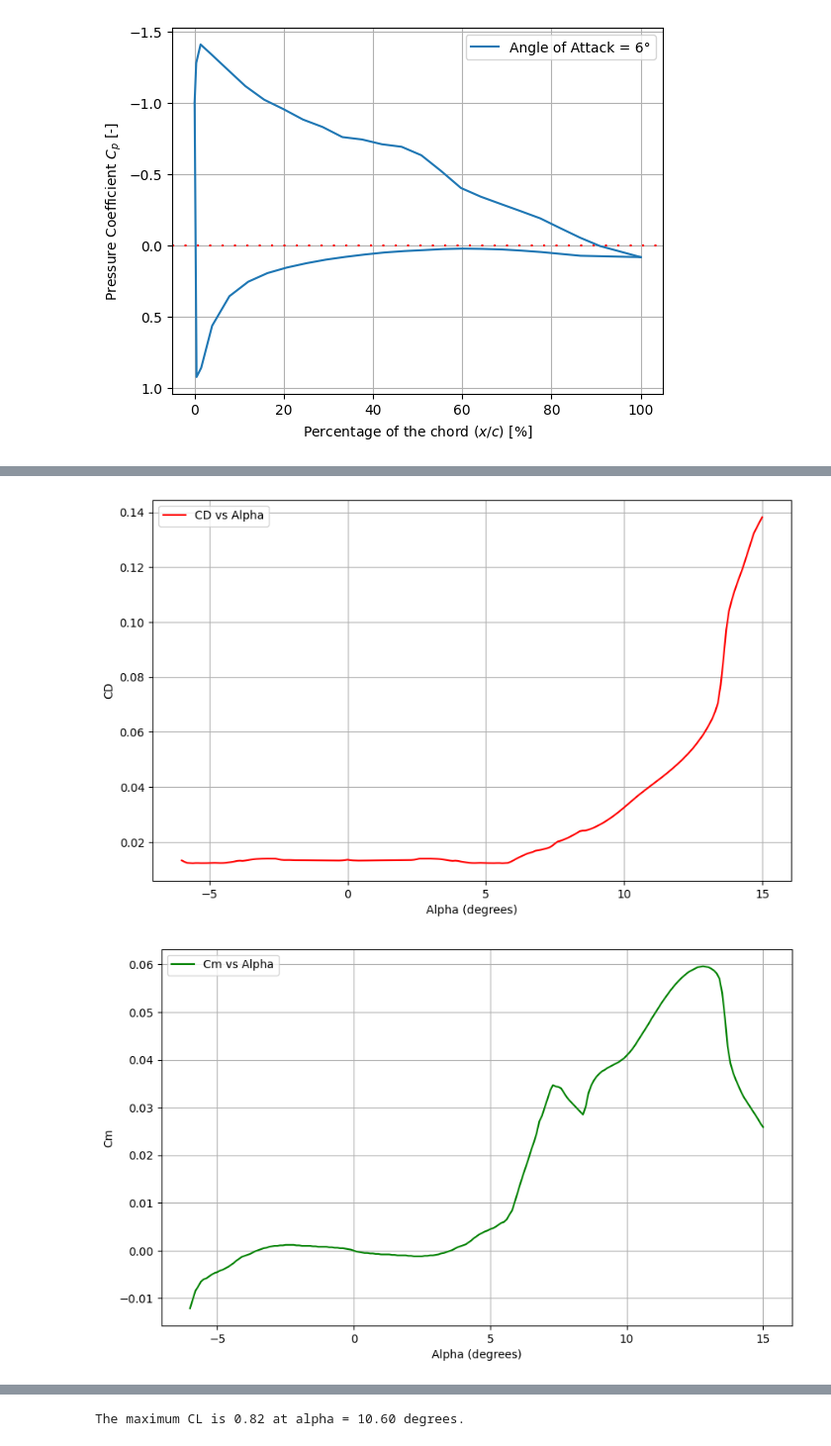
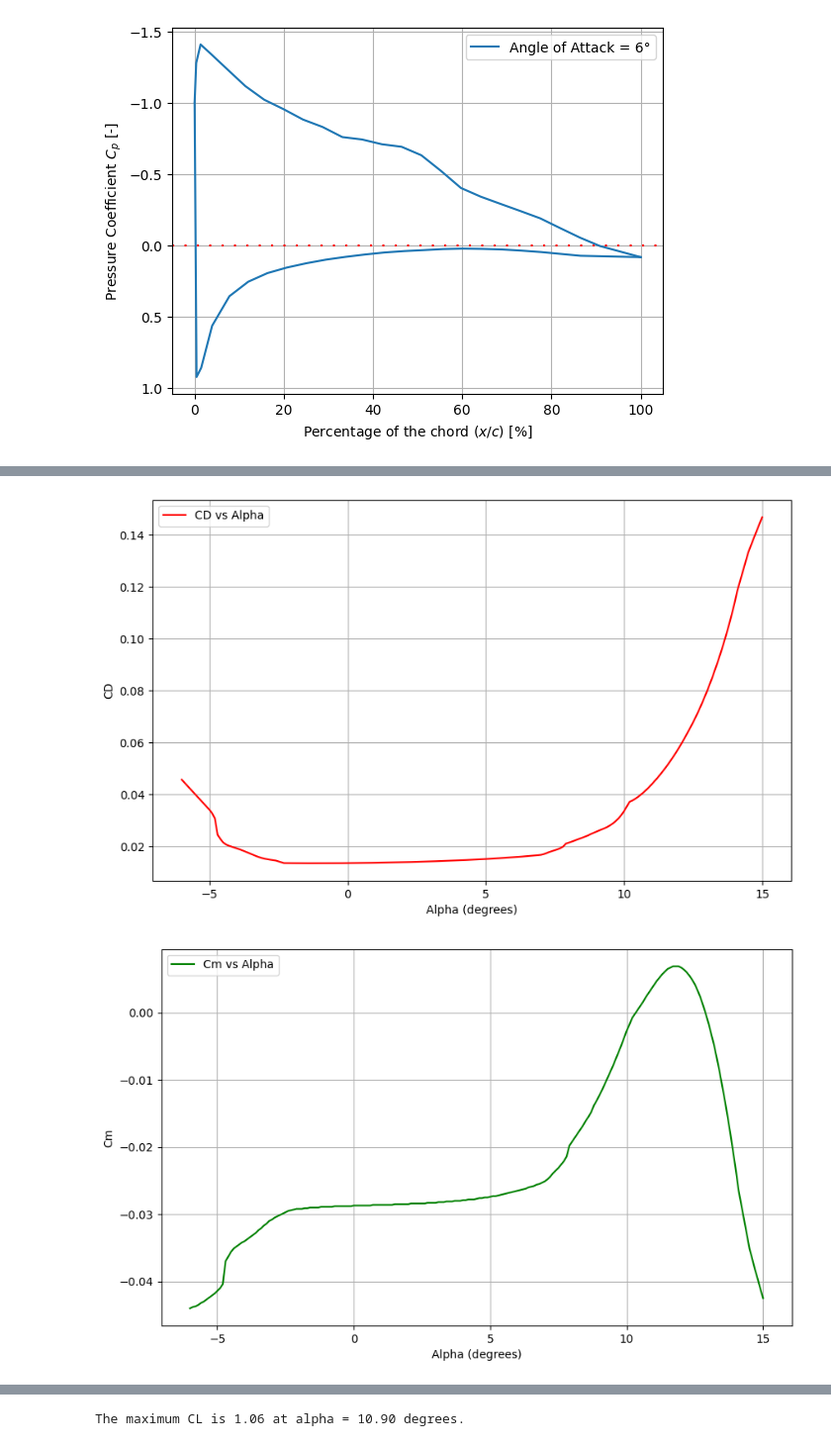
Before and after one commit to federicoangioni/LSWTT, a Jupyter notebook: processing.ipynb, the cells around one changed output, grey strips where cells are left out. Shown at 99% size. Saved outputs shown, nothing was run; the diff lists cells and outputs as text; code cells hidden in the pictures.

```diff
--- a/processing.ipynb
+++ b/processing.ipynb
@@ -99,8 +99,8 @@ aoa = 6
 
 
 # Load the data from the file, skipping the header lines
-data = np.genfromtxt('NACA 642-015 AIRFOIL_T1_Re0.225_M0.06_N9.0.txt', skip_header=12)
-Cp_data = np.genfromtxt('2D_XFLR_Cp_6deg.txt', skip_header=7)
+data = np.genfromtxt('SD6060-104-88_T1_Re0.225_M0.06_N9.0_XtrTop15%_XtrBot15%.txt', skip_header=12)
+Cp_data = np.genfromtxt('SD6060_XFLR_Cp_6deg.txt', skip_header=7)
 
 # Extracting the columns for CL, CD, and Cm (columns 2, 3, and 5)
 alpha = data[:, 0]  # Alpha (angle of attack) is the first column
@@ -189,2 +189,2 @@ print(f"The maximum CL is {max_CL:.2f} at alpha = {max_alpha:.2f} degrees.")
-[figure, old version]
+[figure, new version]
-[figure, old version]
+[figure, new version]
@@ -192 +192 @@ print(f"The maximum CL is {max_CL:.2f} at alpha = {max_alpha:.2f} degrees.")
-The maximum CL is 0.82 at alpha = 10.60 degrees.
+The maximum CL is 1.06 at alpha = 10.90 degrees.
```
Also changed, not shown: parts of 1 cell of this notebook.
